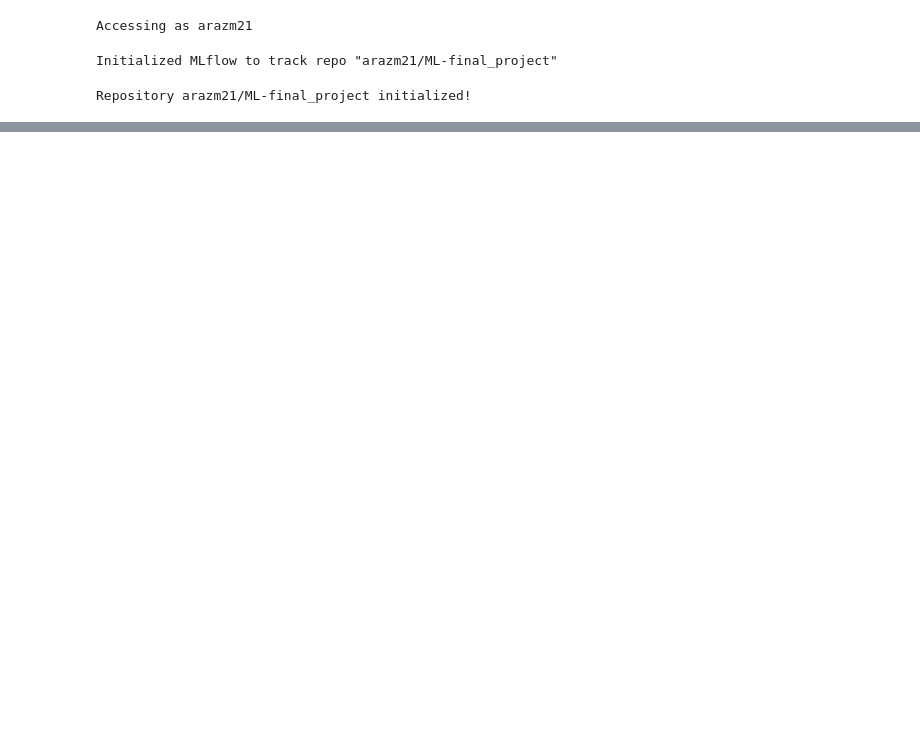
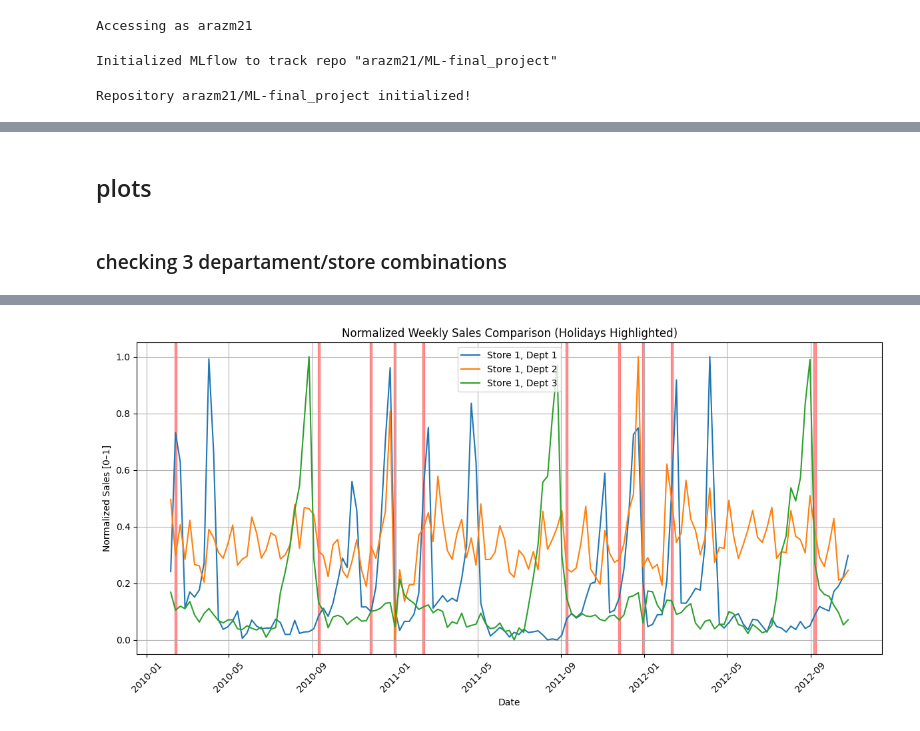
Before and after one commit to arazm21/ML-final_project, a Jupyter notebook: store_notebook_ARIMA.ipynb, the cells around one changed output, grey strips where cells are left out. Cells and saved outputs as stored; diff of their text form; code cells hidden in the pictures; blank space fills up the shorter version.

Commit message:
classical statistical time-series models begin

```diff
--- a/store_notebook_ARIMA.ipynb
+++ b/store_notebook_ARIMA.ipynb
@@ -182,0 +249,53 @@ Repository arazm21/ML-final_project initialized!
+# %% [markdown]
+## plots
+# %% [markdown]
+### checking 3 departament/store combinations
+# %%
+import matplotlib.pyplot as plt
+import numpy as np
+import pandas as pd
+train_merged = train_merged.sort_values(['Store', 'Dept', 'Date'])
+
+groups = [g for _, g in train_df.groupby(['Store', 'Dept']) if len(g) > 100]
+selected = groups[:3]
+
+selected_series = []
+for (store, dept), group in train_merged.groupby(['Store', 'Dept']):
+    if len(group) >= 100:
+        selected_series.append((store, dept))
+        if len(selected_series) == 3:
+            break
+
+# Plot normalized series
+plt.figure(figsize=(12, 6))
+ax = plt.gca()
+
+for i, (store, dept) in enumerate(selected_series):
+    series = train_merged[(train_merged['Store'] == store) &
+                          (train_merged['Dept'] == dept)].sort_values('Date').copy()
+
+    series['Date'] = pd.to_datetime(series['Date'])  # 🛠️ Ensure datetime
+    print(len(series), series["Date"].iloc[0], series["Date"].iloc[-1])
+
+    # Min-Max normalization
+    normalized_sales = (series['Weekly_Sales'] - series['Weekly_Sales'].min()) / \
+                       (series['Weekly_Sales'].max() - series['Weekly_Sales'].min())
+
+    plt.plot(series['Date'], normalized_sales, label=f"Store {store}, Dept {dept}")
+
+    # Highlight holiday weeks
+    holidays = series[series['IsHoliday'] == True]['Date']
+    for holiday_date in holidays:
+        ax.axvspan(holiday_date - pd.Timedelta(days=1.5),
+                   holiday_date + pd.Timedelta(days=1.5),
+                   color='red', alpha=0.15)
+
+plt.title('Normalized Weekly Sales Comparison (Holidays Highlighted)')
+plt.xlabel('Date')
+plt.ylabel('Normalized Sales [0–1]')
+plt.legend()
+plt.grid(True)
+plt.xticks(rotation=45)
+plt.tight_layout()
+plt.show()
+# %% [output]
@@ -182,0 +305 @@ Repository arazm21/ML-final_project initialized!
+[figure, added]
```
Also changed, not shown: parts of 28 cells of this notebook, 3 other files.
